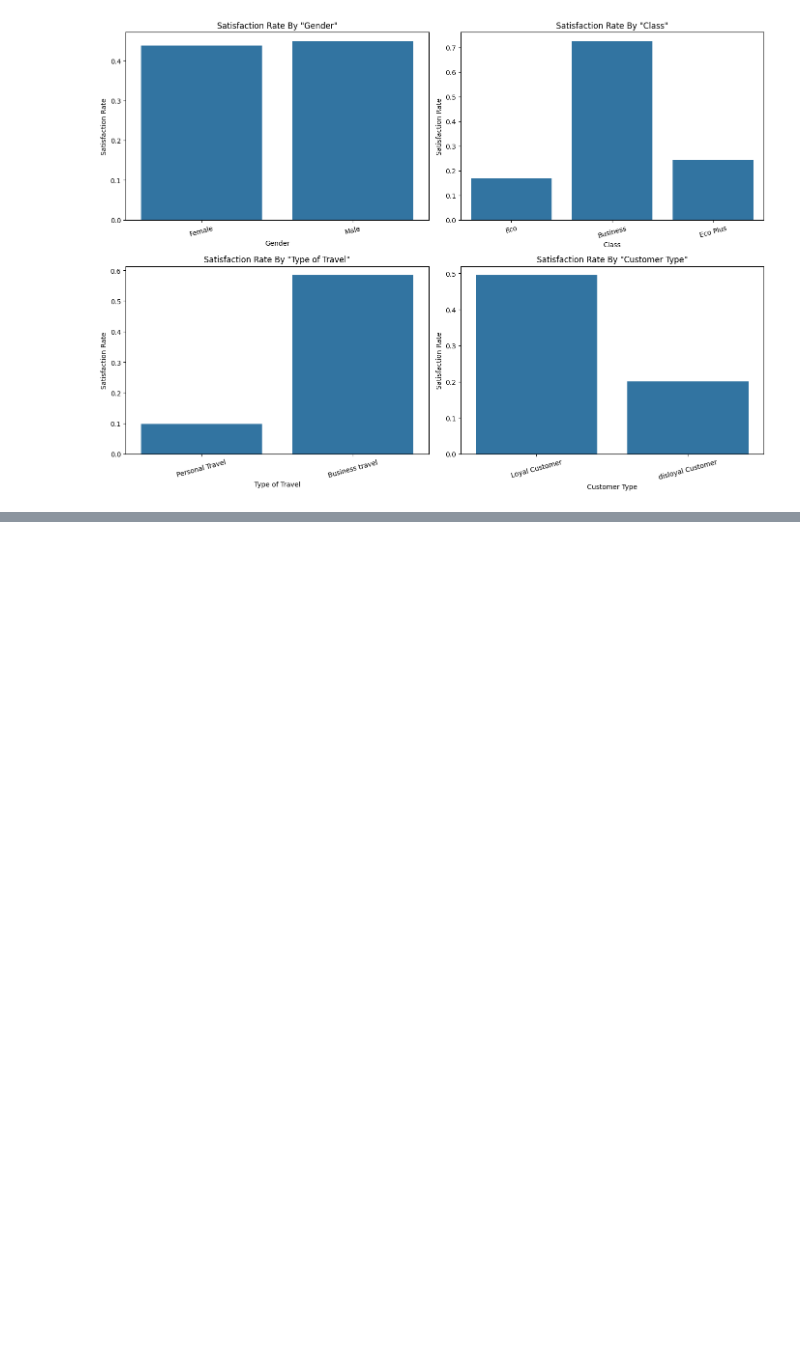
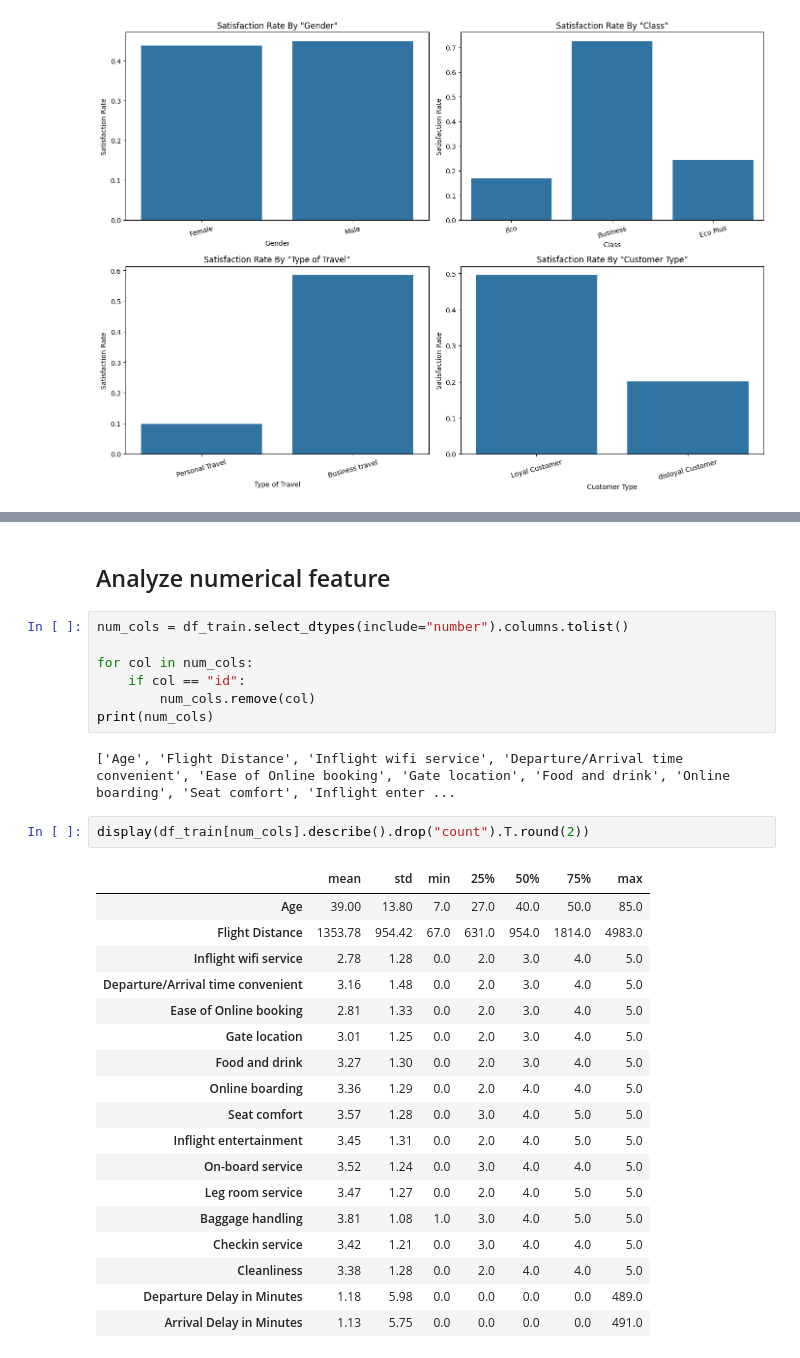
Before and after one commit to Aman-Sharma1812/Predicting-Airline-Satisfaction, a Jupyter notebook: predicting-airline-satisfaction.ipynb, the cells around one changed output, grey strips where cells are left out. Saved outputs shown, nothing was run; the diff lists cells and outputs as text; blank space fills up the shorter version.

```diff
--- a/predicting-airline-satisfaction.ipynb
+++ b/predicting-airline-satisfaction.ipynb
@@ -144,0 +246,32 @@ plt.show()
+# %% [markdown]
+## Analyze numerical feature
+# %%
+num_cols = df_train.select_dtypes(include="number").columns.tolist()
+
+for col in num_cols:
+    if col == "id":
+        num_cols.remove(col)
+print(num_cols)
+# %% [output]
+['Age', 'Flight Distance', 'Inflight wifi service', 'Departure/Arrival time convenient', 'Ease of Online booking', 'Gate location', 'Food and drink', 'Online boarding', 'Seat comfort', 'Inflight enter ...
+# %%
+display(df_train[num_cols].describe().drop("count").T.round(2))
+# %% [output]
+|  | mean | std | min | 25% | 50% | 75% | max |
+| Age | 39.00 | 13.80 | 7.0 | 27.0 | 40.0 | 50.0 | 85.0 |
+| Flight Distance | 1353.78 | 954.42 | 67.0 | 631.0 | 954.0 | 1814.0 | 4983.0 |
+| Inflight wifi service | 2.78 | 1.28 | 0.0 | 2.0 | 3.0 | 4.0 | 5.0 |
+| Departure/Arrival time convenient | 3.16 | 1.48 | 0.0 | 2.0 | 3.0 | 4.0 | 5.0 |
+| Ease of Online booking | 2.81 | 1.33 | 0.0 | 2.0 | 3.0 | 4.0 | 5.0 |
+| Gate location | 3.01 | 1.25 | 0.0 | 2.0 | 3.0 | 4.0 | 5.0 |
+| Food and drink | 3.27 | 1.30 | 0.0 | 2.0 | 3.0 | 4.0 | 5.0 |
+| Online boarding | 3.36 | 1.29 | 0.0 | 2.0 | 4.0 | 4.0 | 5.0 |
+| Seat comfort | 3.57 | 1.28 | 0.0 | 3.0 | 4.0 | 5.0 | 5.0 |
+| Inflight entertainment | 3.45 | 1.31 | 0.0 | 2.0 | 4.0 | 5.0 | 5.0 |
+| On-board service | 3.52 | 1.24 | 0.0 | 3.0 | 4.0 | 4.0 | 5.0 |
+| Leg room service | 3.47 | 1.27 | 0.0 | 2.0 | 4.0 | 5.0 | 5.0 |
+| Baggage handling | 3.81 | 1.08 | 1.0 | 3.0 | 4.0 | 5.0 | 5.0 |
+| Checkin service | 3.42 | 1.21 | 0.0 | 3.0 | 4.0 | 4.0 | 5.0 |
+| Cleanliness | 3.38 | 1.28 | 0.0 | 2.0 | 4.0 | 4.0 | 5.0 |
+| Departure Delay in Minutes | 1.18 | 5.98 | 0.0 | 0.0 | 0.0 | 0.0 | 489.0 |
+| Arrival Delay in Minutes | 1.13 | 5.75 | 0.0 | 0.0 | 0.0 | 0.0 | 491.0 |
```
Also changed, not shown: parts of 9 cells of this notebook.
